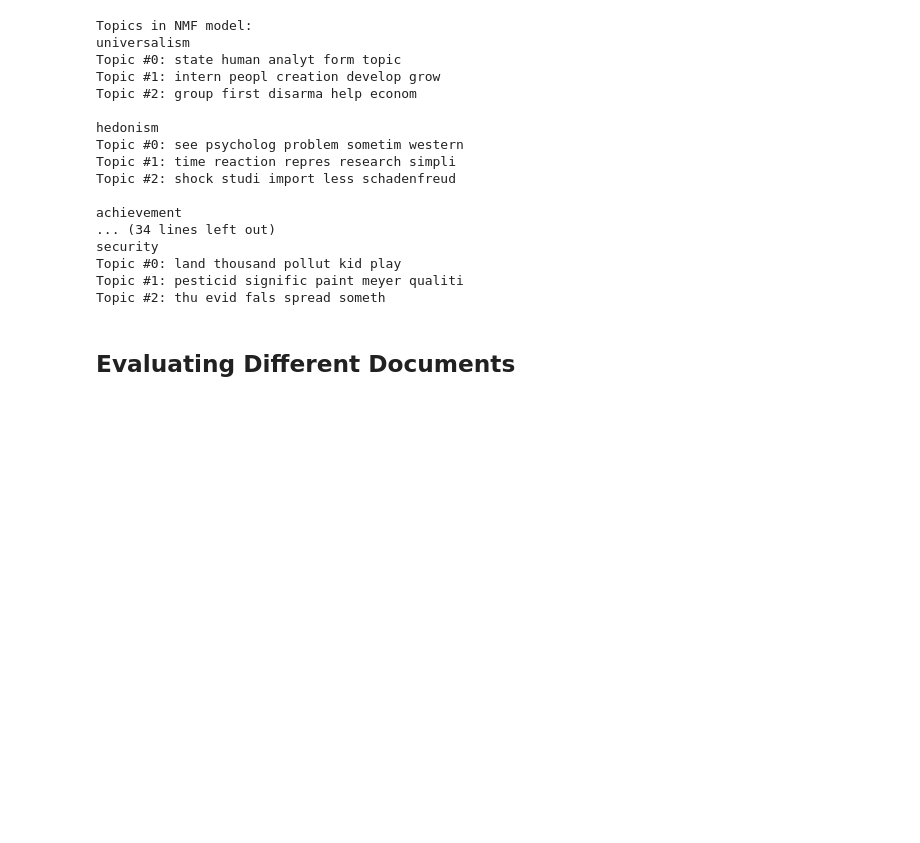
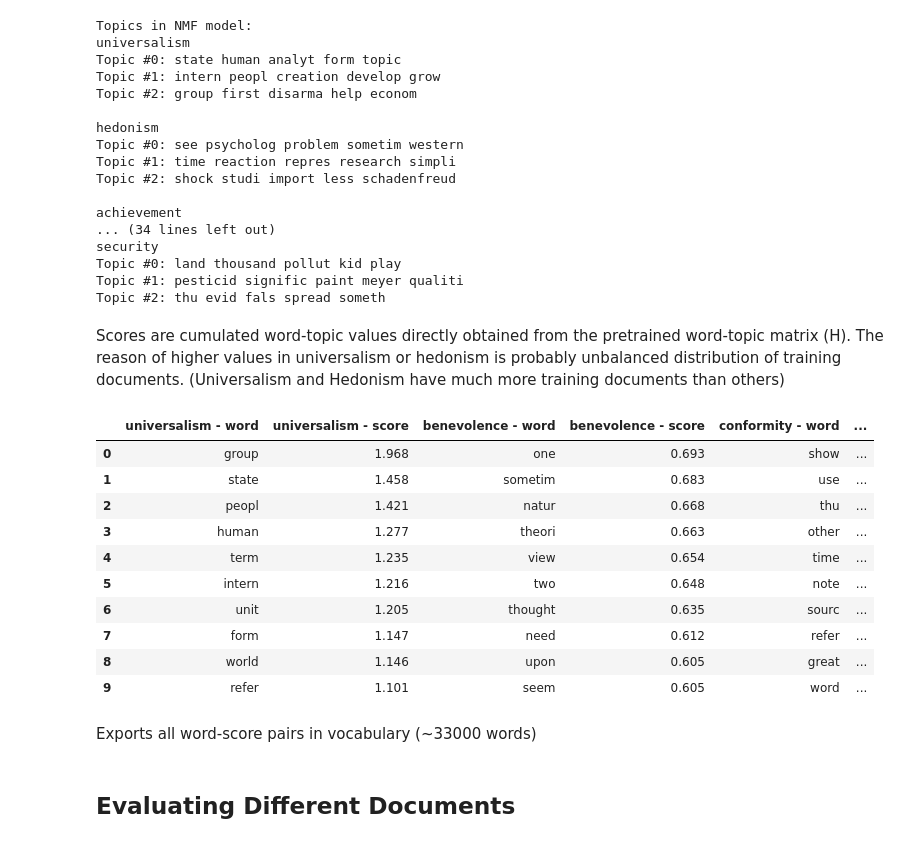
Before and after one commit to suyunu/semi-supervised-nmf, a Jupyter notebook: Semi-Supervised-NMF-DEMO-v2.ipynb, the cells around one changed output. Saved outputs shown, nothing was run; the diff lists cells and outputs as text; code cells hidden in the pictures; blank space fills up the shorter version.

Commit message:
only_doc_words, tfidf output, pretrained word outputs

```diff
--- a/Semi-Supervised-NMF-DEMO-v2.ipynb
+++ b/Semi-Supervised-NMF-DEMO-v2.ipynb
@@ -441,6 +522,36 @@ def schwartz_word_scores(doc, W_test_norm, word_topic_scores, word_topic_sp, pre
 **nmf2_pretrained.p** or **nmf2_pretrained_pruned.p** includes pretrained NMF model generated using **Semi-Supervised-NMF-train-v2.ipynb** notebook. It has the nmf model and tfidf_vectorizer.
 
 for the details of purned version see also **"OMTermz HZ.ipynb"**
+# %%
+def get_pretrained_words(pre_trained_doc, word_count, anti=0):
+    pre_nmf_list, pre_tfidf_vectorizer = pickle.load( open( pre_trained_doc, "rb" ) )
+
+    word_list = []
+    feature_names = pre_tfidf_vectorizer.get_feature_names()
+
+    for theme in range(10):
+        word_topic = cumulate_W(pre_nmf_list[theme].components_.T,3).T[anti]
+        tmp_list = []
+        for i, idx in enumerate(list(reversed(word_topic.argsort()))):
+            if i == word_count:
+                break
+            tmp_list.append((feature_names[idx], np.round(word_topic[idx], 3)))
+        word_list.append(tmp_list)
+
+    schwartz_word_score = []
+    for sch in schwartz:
+        schwartz_word_score.append(word_list[categories.index(sch)])
+
+    df_list = []
+    for i, a in enumerate(schwartz_word_score):
+        df_list.append(pd.DataFrame(a, columns=[schwartz[i]+" - word", schwartz[i]+" - score"]))
+    score_df = pd.concat(df_list, axis=1)
+
+    return score_df
+
+def export_pretrained_excel(pre_trained_doc, filepath, word_count=-1, anti=0):
+    df = get_pretrained_words(pre_trained_doc, word_count, anti)
+    df.to_excel(filepath)
 # %%
 pre_trained_doc = "nmf2_pretrained_pruned.p"
 print_training_topics(pre_trained_doc)
@@ -462,3 +573,21 @@ security
 Topic #0: land thousand pollut kid play
 Topic #1: pesticid signific paint meyer qualiti
 Topic #2: thu evid fals spread someth
+# %% [markdown]
+Scores are cumulated word-topic values directly obtained from the pretrained word-topic matrix (H). The reason of higher values in universalism or hedonism is probably unbalanced distribution of training documents. (Universalism and Hedonism have much more training documents than others)
+# %%
+get_pretrained_words(pre_trained_doc, word_count=10)
+# %% [output]
+|  | universalism - word | universalism - score | benevolence - word | benevolence - score | conformity - word | ... |
+| 0 | group | 1.968 | one | 0.693 | show | ... |
+| 1 | state | 1.458 | sometim | 0.683 | use | ... |
+| 2 | peopl | 1.421 | natur | 0.668 | thu | ... |
+| 3 | human | 1.277 | theori | 0.663 | other | ... |
+| 4 | term | 1.235 | view | 0.654 | time | ... |
+| 5 | intern | 1.216 | two | 0.648 | note | ... |
+| 6 | unit | 1.205 | thought | 0.635 | sourc | ... |
+| 7 | form | 1.147 | need | 0.612 | refer | ... |
+| 8 | world | 1.146 | upon | 0.605 | great | ... |
+| 9 | refer | 1.101 | seem | 0.605 | word | ... |
+# %% [markdown]
+Exports all word-score pairs in vocabulary (~33000 words)
```
Also changed, not shown: parts of 17 cells of this notebook.
